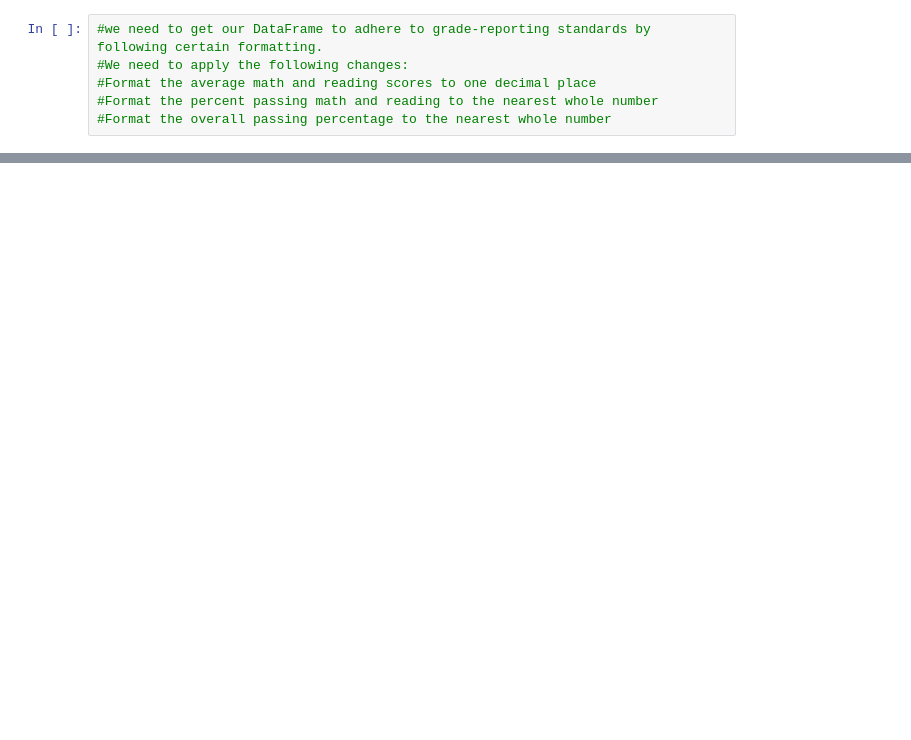
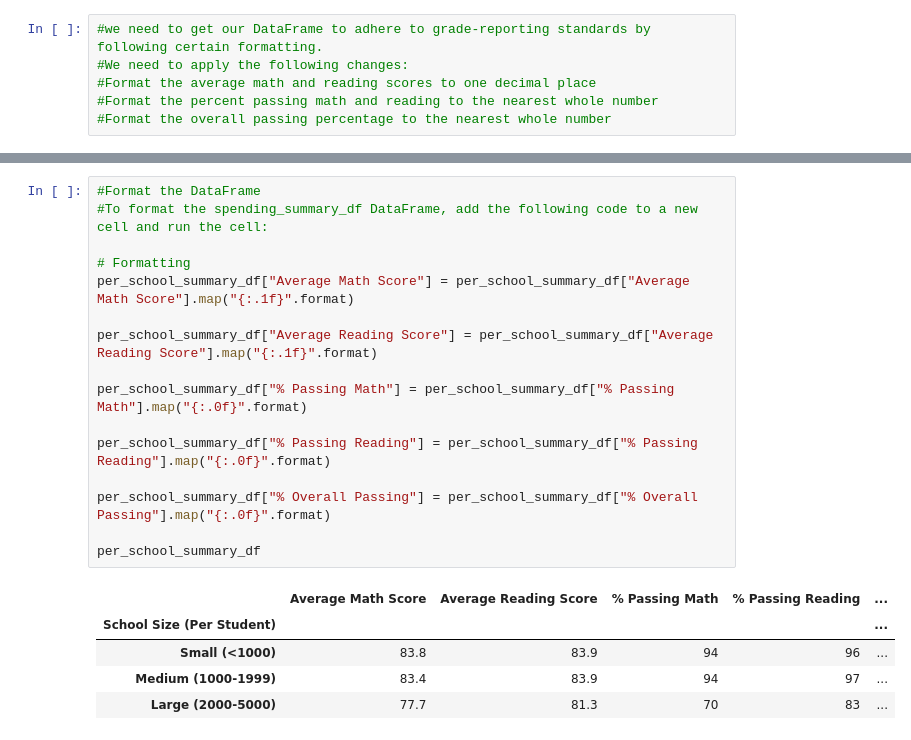
Before and after one commit to cbrito3/School_District_Analysis, a Jupyter notebook: PyCitySchools.ipynb, the cells around one changed output, grey strips where cells are left out. Saved outputs shown, nothing was run; the diff lists cells and outputs as text; blank space fills up the shorter version.

```diff
--- a/PyCitySchools.ipynb
+++ b/PyCitySchools.ipynb
@@ -1949,0 +2068,22 @@ spending_summary_df
+# %%
+#Format the DataFrame
+#To format the spending_summary_df DataFrame, add the following code to a new cell and run the cell:
+
+# Formatting
+per_school_summary_df["Average Math Score"] = per_school_summary_df["Average Math Score"].map("{:.1f}".format)
+
+per_school_summary_df["Average Reading Score"] = per_school_summary_df["Average Reading Score"].map("{:.1f}".format)
+
+per_school_summary_df["% Passing Math"] = per_school_summary_df["% Passing Math"].map("{:.0f}".format)
+
+per_school_summary_df["% Passing Reading"] = per_school_summary_df["% Passing Reading"].map("{:.0f}".format)
+
+per_school_summary_df["% Overall Passing"] = per_school_summary_df["% Overall Passing"].map("{:.0f}".format)
+
+per_school_summary_df
+# %% [output]
+|  | Average Math Score | Average Reading Score | % Passing Math | % Passing Reading | ... |
+| School Size (Per Student) |  |  |  |  | ... |
+| Small (<1000) | 83.8 | 83.9 | 94 | 96 | ... |
+| Medium (1000-1999) | 83.4 | 83.9 | 94 | 97 | ... |
+| Large (2000-5000) | 77.7 | 81.3 | 70 | 83 | ... |
```
Also changed, not shown: parts of 17 cells of this notebook.
